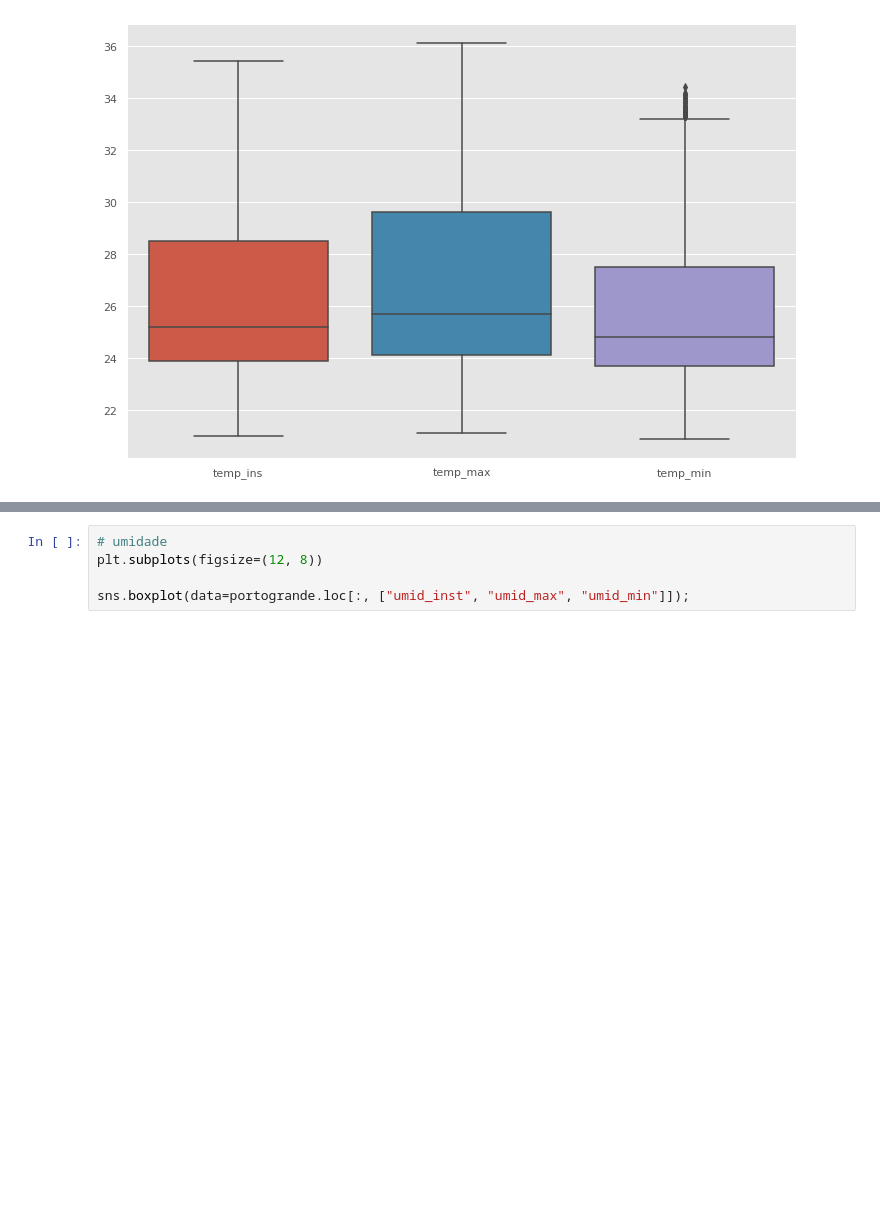
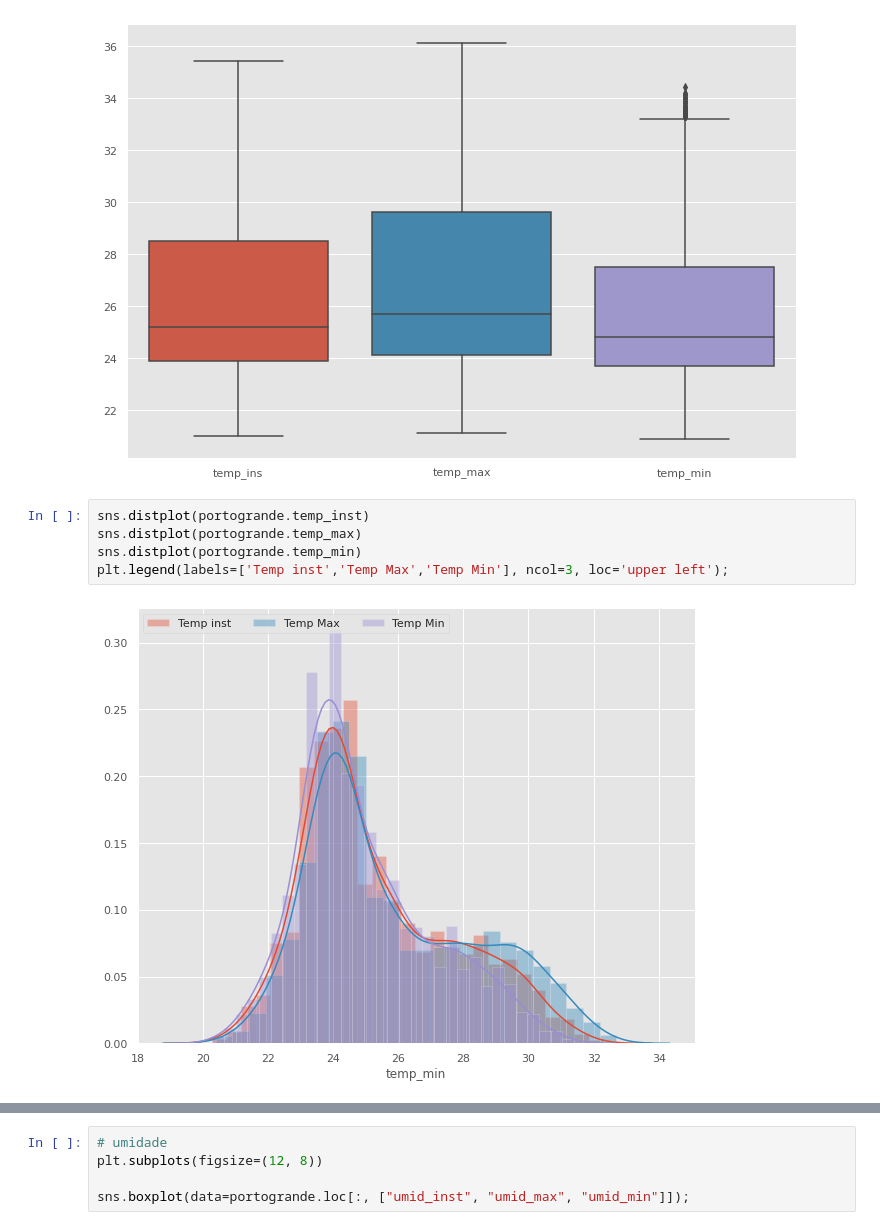
Before and after one commit to Douglas-cc/metereologia_amapa, a Jupyter notebook: src/EDA-Porto Grande.ipynb, the cells around one changed output, grey strips where cells are left out. Drawn from its saved outputs; the diff is of its cells as text; blank space fills up the shorter version.

```diff
--- a/src/EDA-Porto Grande.ipynb
+++ b/src/EDA-Porto Grande.ipynb
@@ -341,3 +347,10 @@ plt.subplots(figsize=(12, 8))
 sns.boxplot(data=portogrande.loc[:, ["temp_ins", "temp_max", "temp_min"]]);
 # %% [output]
 [figure]
+# %%
+sns.distplot(portogrande.temp_inst)
+sns.distplot(portogrande.temp_max)
+sns.distplot(portogrande.temp_min)
+plt.legend(labels=['Temp inst','Temp Max','Temp Min'], ncol=3, loc='upper left');
+# %% [output]
+[figure, added]
```
Also changed, not shown: parts of 4 cells of this notebook, 5 other files.
